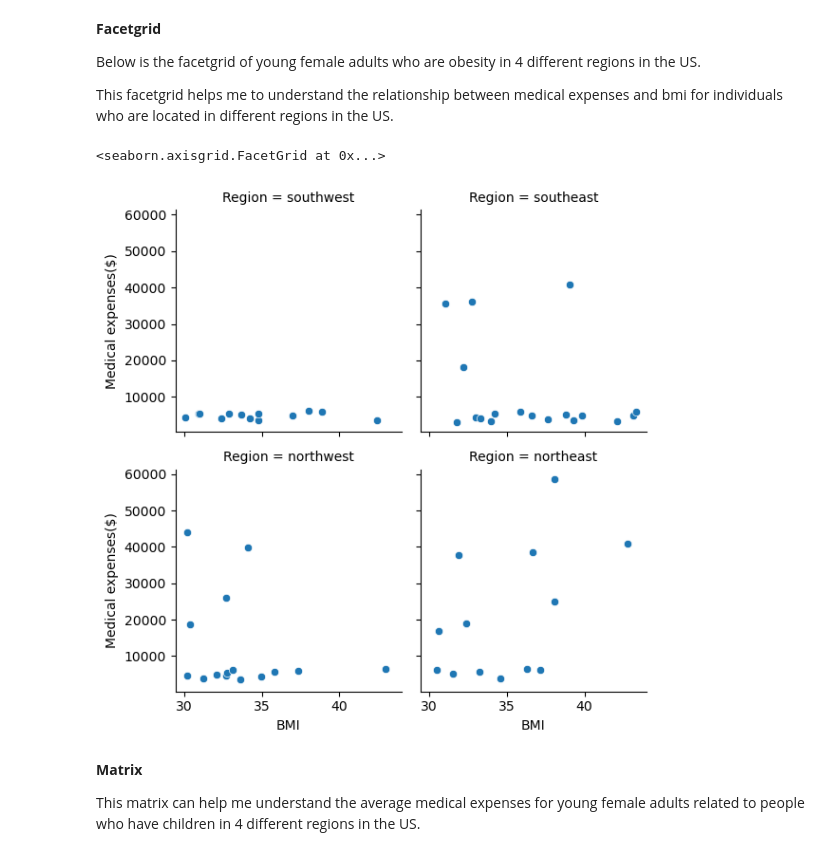
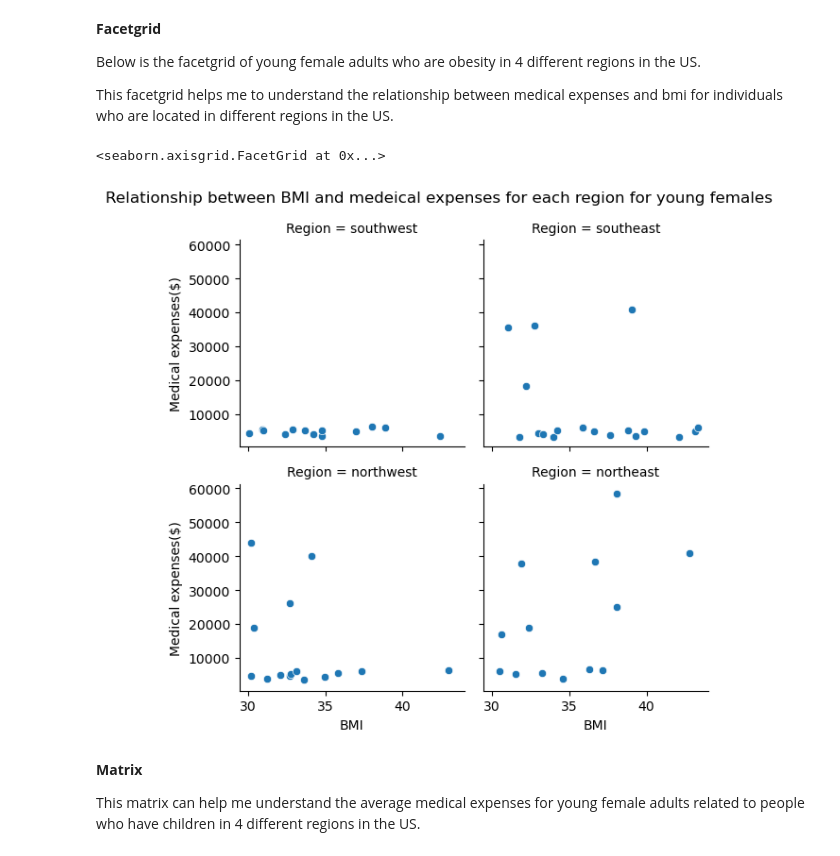
Before and after one commit to ubco-W2022T2-data301/project-group-group10, a Jupyter notebook: analysis/analysis3.ipynb, the cells around one changed output. Cells and saved outputs as stored; diff of their text form; code cells hidden in the pictures.

```diff
--- a/analysis/analysis3.ipynb
+++ b/analysis/analysis3.ipynb
@@ -645,10 +647,11 @@ Below is the facetgrid of young female adults who are obesity in 4 different reg
 This facetgrid helps me to understand the relationship between medical expenses and bmi for individuals who are located in different regions in the US.
 # %%
 young_g1 = sns.FacetGrid(data=df_young, col='Region',col_wrap=2)
+young_g1.fig.suptitle('Relationship between BMI and medeical expenses for each region for young females')
 young_g1.map(sns.scatterplot, 'BMI', 'Medical expenses').set(ylabel='Medical expenses($)')
 # %% [output]
 <seaborn.axisgrid.FacetGrid at 0x...>
-[figure, old version]
+[figure, new version]
 # %% [markdown]
 **Matrix**
 
```
Also changed, not shown: parts of 5 cells of this notebook, 2 other files.
